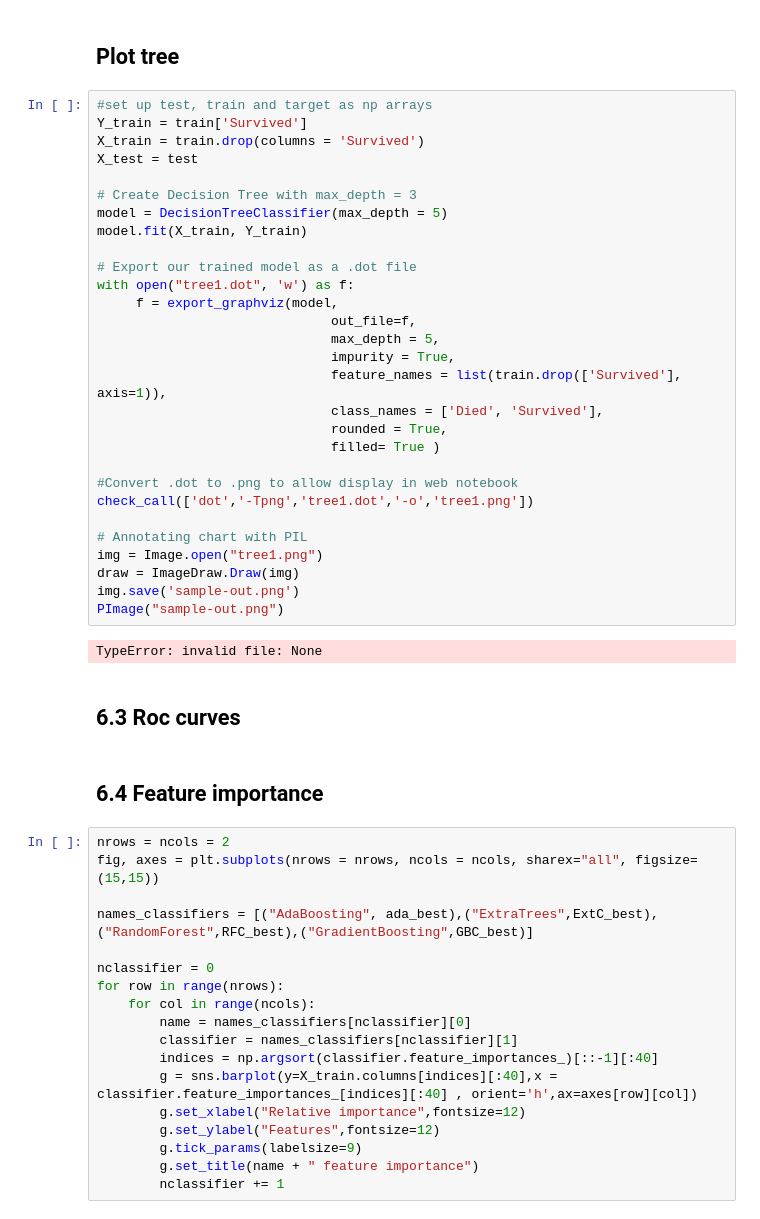
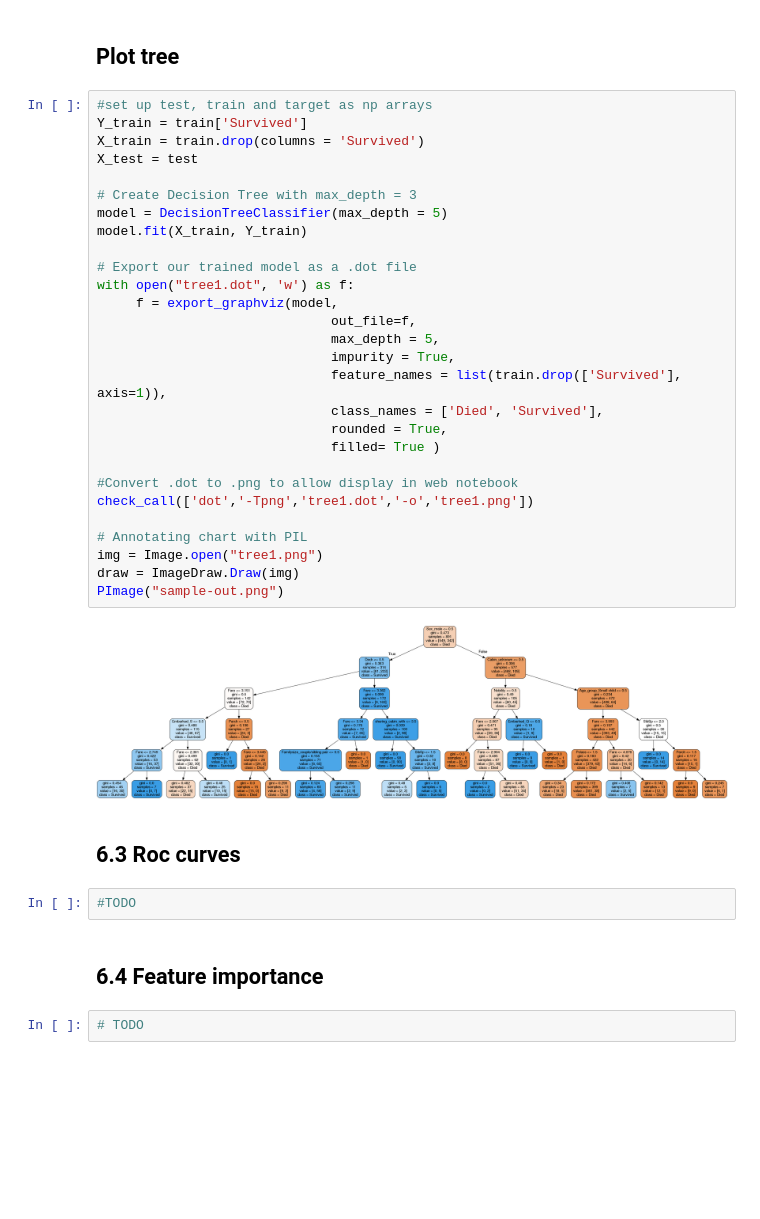
Before and after one commit to AnnaDunblad/titanic_survival_prediction, a Jupyter notebook: Titanic.ipynb, the cells around one changed output. Saved outputs shown, nothing was run; the diff lists cells and outputs as text; blank space fills up the shorter version.

Commit message:
added some comments, added the display image in notebook PImage to show the tree graph

```diff
--- a/Titanic.ipynb
+++ b/Titanic.ipynb
@@ -966,53 +1019,38 @@ We'll use depth = 5 to continue!
 # %%
 #set up test, train and target as np arrays
 Y_train = train['Survived']
 X_train = train.drop(columns = 'Survived')
 X_test = test
 
 # Create Decision Tree with max_depth = 3
 model = DecisionTreeClassifier(max_depth = 5)
 model.fit(X_train, Y_train)
 
 # Export our trained model as a .dot file
 with open("tree1.dot", 'w') as f:
      f = export_graphviz(model,
                               out_file=f,
                               max_depth = 5,
                               impurity = True,
                               feature_names = list(train.drop(['Survived'], axis=1)),
                               class_names = ['Died', 'Survived'],
                               rounded = True,
                               filled= True )
 
 #Convert .dot to .png to allow display in web notebook
 check_call(['dot','-Tpng','tree1.dot','-o','tree1.png'])
 
 # Annotating chart with PIL
 img = Image.open("tree1.png")
 draw = ImageDraw.Draw(img)
-img.save('sample-out.png')
 PImage("sample-out.png")
 # %% [output]
-TypeError: invalid file: None
+[figure, added]
 # %% [markdown]
 ## 6.3 Roc curves
+# %%
+#TODO
 # %% [markdown]
 ## 6.4 Feature importance
-# %%
-nrows = ncols = 2
-fig, axes = plt.subplots(nrows = nrows, ncols = ncols, sharex="all", figsize=(15,15))
-
-names_classifiers = [("AdaBoosting", ada_best),("ExtraTrees",ExtC_best),("RandomForest",RFC_best),("GradientBoosting",GBC_best)]
-
-nclassifier = 0
-for row in range(nrows):
-    for col in range(ncols):
-        name = names_classifiers[nclassifier][0]
-        classifier = names_classifiers[nclassifier][1]
-        indices = np.argsort(classifier.feature_importances_)[::-1][:40]
-        g = sns.barplot(y=X_train.columns[indices][:40],x = classifier.feature_importances_[indices][:40] , orient='h',ax=axes[row][col])
-        g.set_xlabel("Relative importance",fontsize=12)
-        g.set_ylabel("Features",fontsize=12)
-        g.tick_params(labelsize=9)
-        g.set_title(name + " feature importance")
-        nclassifier += 1
+# %%
+# TODO
```
Also changed, not shown: parts of 34 cells of this notebook.
